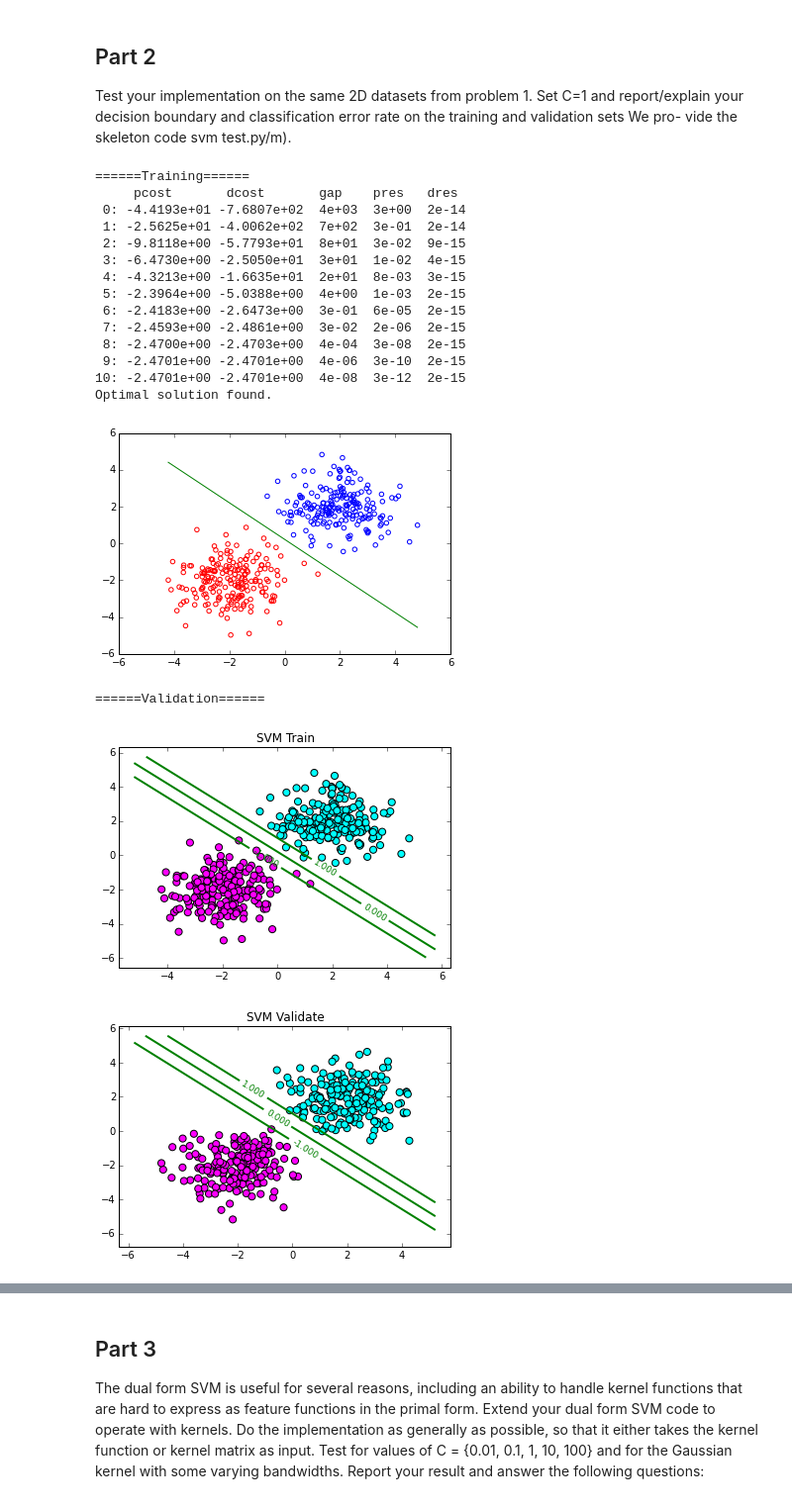
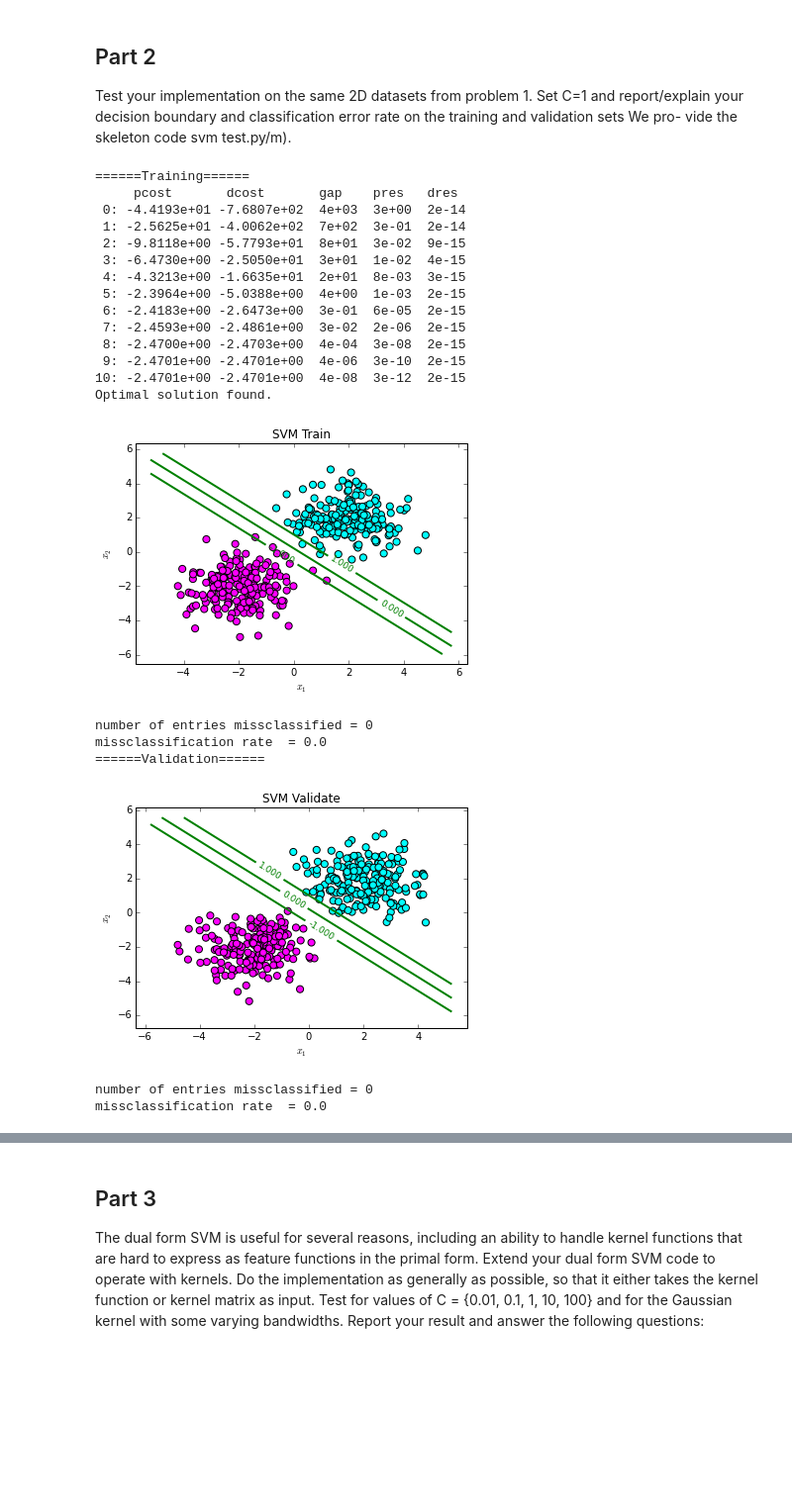
Before and after one commit to peteflorence/Machine-Learning-6.867-homework, a Jupyter notebook: hw2/prob_2.ipynb, the cells around one changed output, grey strips where cells are left out. Shown at 99% size. Drawn from its saved outputs; the diff is of its cells as text; code cells hidden in the pictures; blank space fills up the shorter version.

```diff
--- a/hw2/prob_2.ipynb
+++ b/hw2/prob_2.ipynb
@@ -225,40 +242,45 @@ Y = train[:, 2:3].copy()
 # Carry out training, primal and/or dual
 svm = SVM(X,Y)
 svm.computeSolution()
-svm.plotData()
 # Define the predictSVM(x) function, which uses trained parameters
 predictSVM = svm.predictorFunction
 
 # plot training results
 plotDecisionBoundary(X, Y, predictSVM, [-1, 0, 1], title = 'SVM Train')
-
+# print misclassification rate
+cer_train,_ = svm.CER_type(type="train", rescale=False, verbose=True, rescaleMethod="interval", file=name)
 
 print '======Validation======'
 # load data from csv files
 validate = loadtxt('hw2_resources/data/data_'+name+'_validate.csv')
 X = validate[:, 0:2]
 Y = validate[:, 2:3]
 # plot validation results
 plotDecisionBoundary(X, Y, predictSVM, [-1, 0, 1], title = 'SVM Validate')
+# print misclassification rate
+cer_train,_ = svm.CER_type(type="validate", rescale=False, verbose=True, rescaleMethod="interval", file=name)
 # %% [output]
 ======Training======
      pcost       dcost       gap    pres   dres
  0: -4.4193e+01 -7.6807e+02  4e+03  3e+00  2e-14
  1: -2.5625e+01 -4.0062e+02  7e+02  3e-01  2e-14
  2: -9.8118e+00 -5.7793e+01  8e+01  3e-02  9e-15
  3: -6.4730e+00 -2.5050e+01  3e+01  1e-02  4e-15
  4: -4.3213e+00 -1.6635e+01  2e+01  8e-03  3e-15
  5: -2.3964e+00 -5.0388e+00  4e+00  1e-03  2e-15
  6: -2.4183e+00 -2.6473e+00  3e-01  6e-05  2e-15
  7: -2.4593e+00 -2.4861e+00  3e-02  2e-06  2e-15
  8: -2.4700e+00 -2.4703e+00  4e-04  3e-08  2e-15
  9: -2.4701e+00 -2.4701e+00  4e-06  3e-10  2e-15
 10: -2.4701e+00 -2.4701e+00  4e-08  3e-12  2e-15
 Optimal solution found.
-[figure, old version]
+[figure, new version]
+number of entries missclassified = 0
+missclassification rate  = 0.0
 ======Validation======
-[figure, old version]
+[figure, new version]
-[figure, removed]
+number of entries missclassified = 0
+missclassification rate  = 0.0
 # %%
 # parameters
 name = 'stdev2'
```
Also changed, not shown: parts of 8 cells of this notebook, 20 other files.
